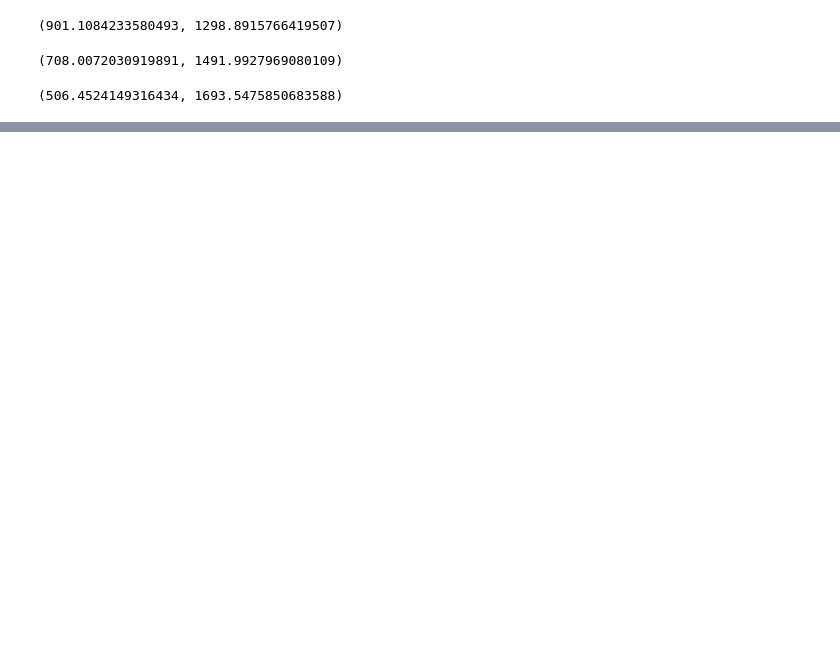
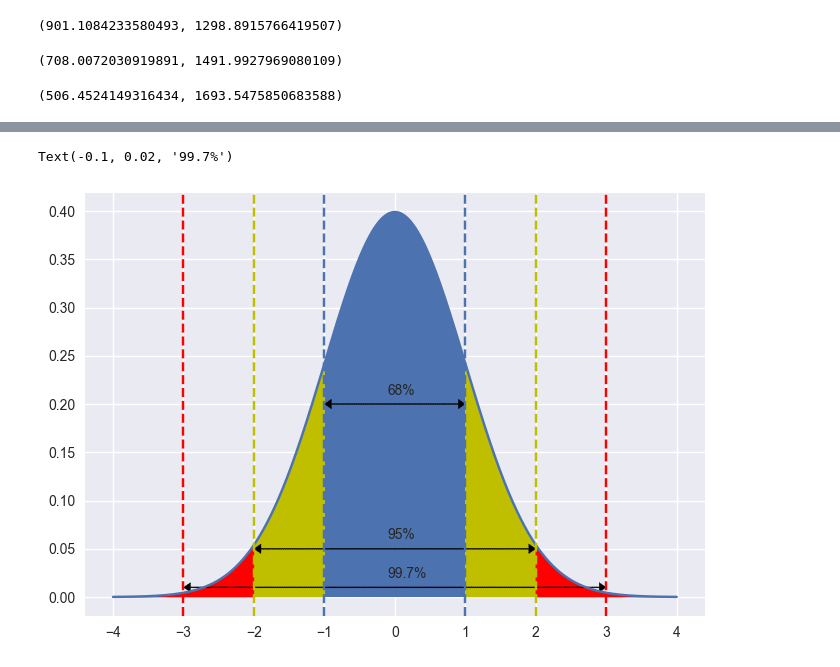
Before and after one commit to delu86/OpenIntro_Stats, a Jupyter notebook: Ch4_Distributions.ipynb, the cells around one changed output, grey strips where cells are left out. Drawn from its saved outputs; the diff is of its cells as text; code cells hidden in the pictures; blank space fills up the shorter version.

```diff
--- a/Ch4_Distributions.ipynb
+++ b/Ch4_Distributions.ipynb
@@ -66,0 +83,25 @@ norm.ppf(0.0015,loc=1100,scale=200),norm.ppf(0.9985,loc=1100,scale=200)
+# %%
+x = np.arange(-4,4,0.001)
+y = stats.norm.pdf(x,loc=0,scale=1)
+plt.plot(x,y)
+plt.axvline(x = -1, label = '68%',linestyle='--')
+plt.axvline(x = 1,linestyle='--')
+plt.axvline(x = -2, color = 'y', label = '95%',linestyle='--')
+plt.axvline(x = 2, color = 'y',linestyle='--')
+plt.axvline(x = -3, color = 'red', label = '99.7%',linestyle='--')
+plt.axvline(x = 3, color = 'red',linestyle='--')
+plt.fill_between(x,y,where=(x<=1)&(x>-1) )
+plt.fill_between(x,y,where=(x>1)|(x<-1),color='y' )
+plt.fill_between(x,y,where=(x>2)|(x<-2),color='red' )
+plt.arrow(x=0,y=.2,dx=.9,dy=0,color='black',shape='full',head_length=.1 ,head_width=0.01,linestyle='--',mouseover=True)
+plt.arrow(x=0,y=.2,dx=-.9,dy=0,color='black',linestyle='--',shape='full',head_length=.1 ,head_width=0.01)
+plt.text(s="68%",x=-.1,y=.21)
+plt.arrow(x=0,y=.05,dx=1.9,dy=0,color='black',shape='full',head_length=.1 ,head_width=0.01,linestyle='--',mouseover=True)
+plt.arrow(x=0,y=.05,dx=-1.9,dy=0,color='black',linestyle='--',shape='full',head_length=.1 ,head_width=0.01)
+plt.text(s="95%",x=-.1,y=.06)
+plt.arrow(x=0,y=.01,dx=2.9,dy=0,color='black',shape='full',head_length=.1 ,head_width=0.01,linestyle='--',mouseover=True)
+plt.arrow(x=0,y=.01,dx=-2.9,dy=0,color='black',linestyle='--',shape='full',head_length=.1 ,head_width=0.01)
+plt.text(s="99.7%",x=-.1,y=.02)
+# %% [output]
+Text(-0.1, 0.02, '99.7%')
+[figure, added]
```
Also changed, not shown: parts of 11 cells of this notebook.
